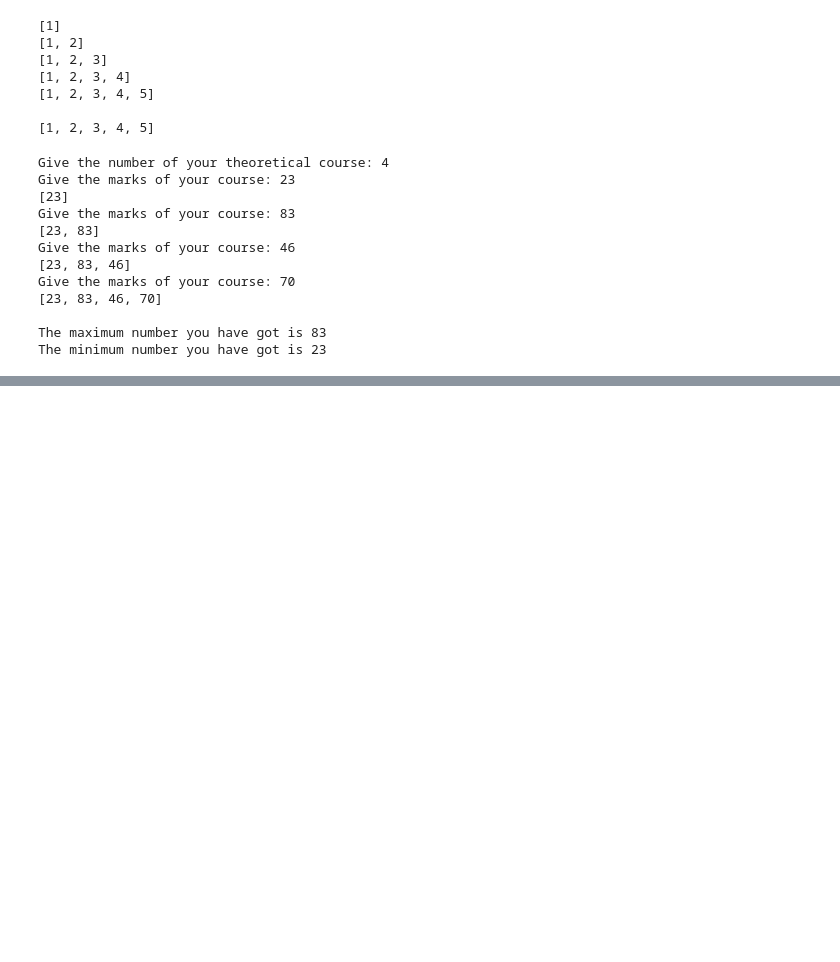
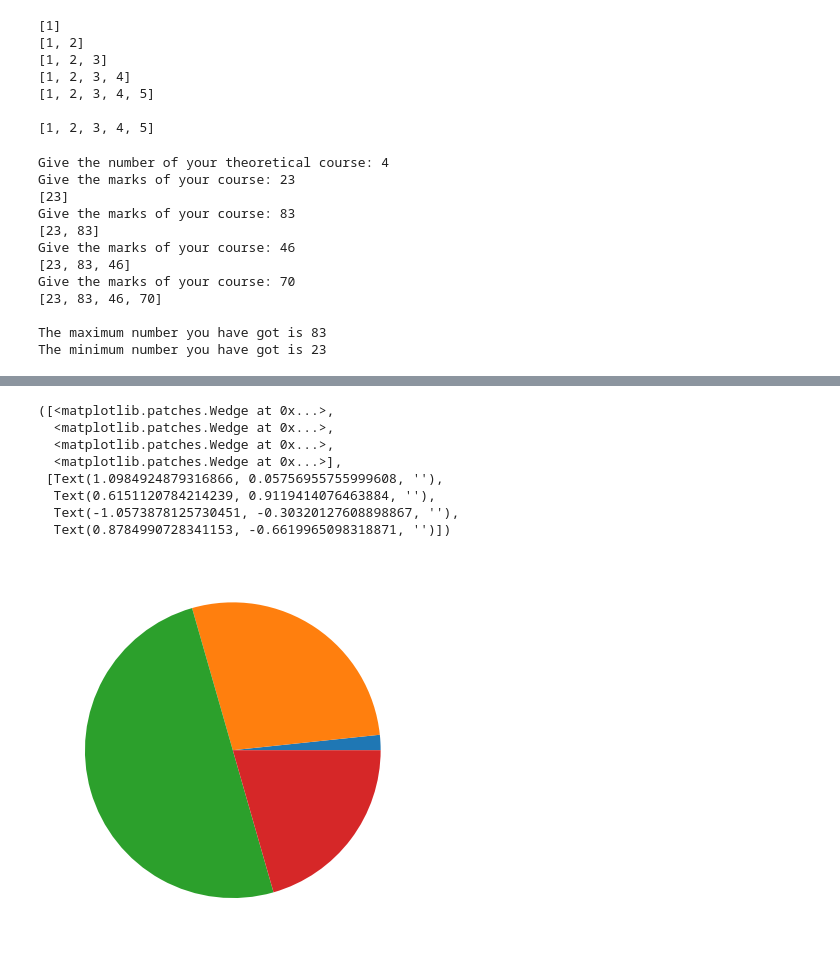
Before and after one commit to suraim001/Python_Programming, a Jupyter notebook: python.ipynb, the cells around one changed output, grey strips where cells are left out. Saved outputs shown, nothing was run; the diff lists cells and outputs as text; code cells hidden in the pictures; blank space fills up the shorter version.

```diff
--- a/python.ipynb
+++ b/python.ipynb
@@ -626,0 +788,16 @@ The minimum number you have got is 23
+# %%
+import matplotlib.pyplot as plt
+import numpy as np
+
+x = np.array([3,50,90,37])
+plt.pie(x)
+# %% [output]
+([<matplotlib.patches.Wedge at 0x...>,
+  <matplotlib.patches.Wedge at 0x...>,
+  <matplotlib.patches.Wedge at 0x...>,
+  <matplotlib.patches.Wedge at 0x...>],
+ [Text(1.0984924879316866, 0.05756955755999608, ''),
+  Text(0.6151120784214239, 0.9119414076463884, ''),
+  Text(-1.0573878125730451, -0.30320127608898867, ''),
+  Text(0.8784990728341153, -0.6619965098318871, '')])
+[figure, added]
```
Also changed, not shown: parts of 10 cells of this notebook.
